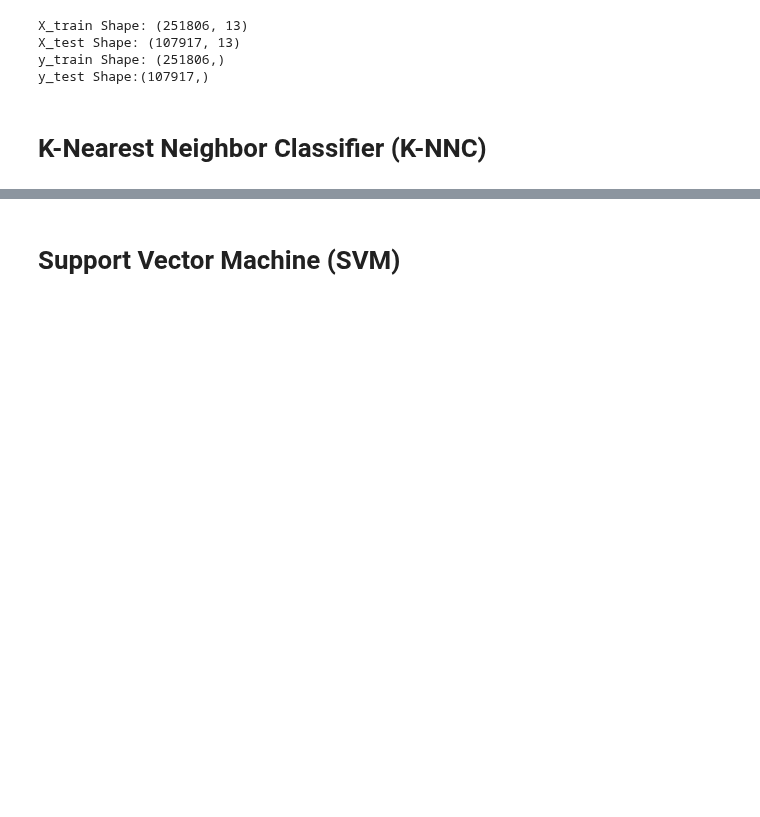
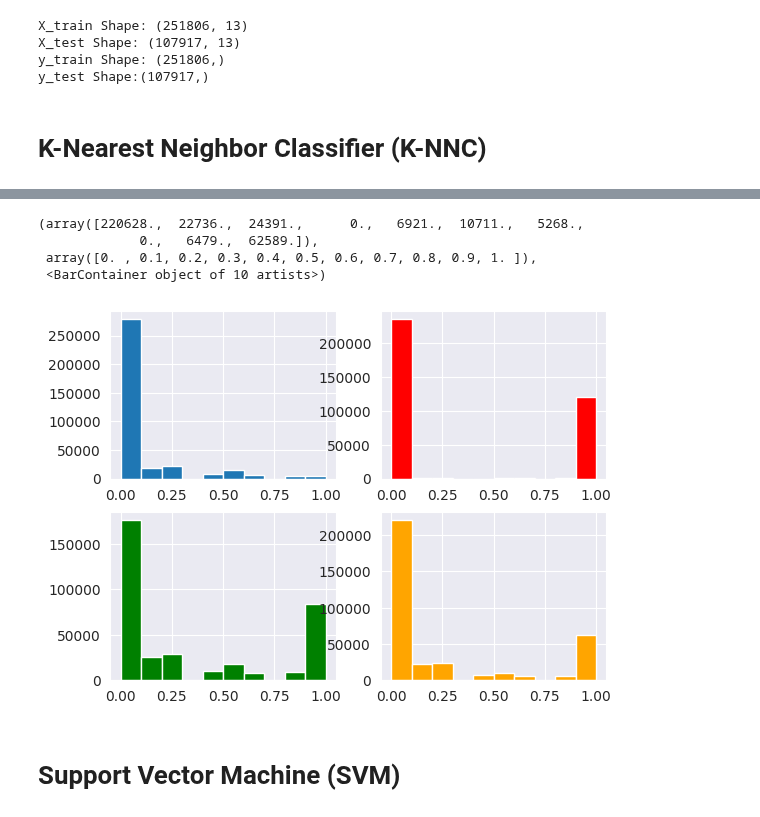
Before and after one commit to angpysha/Satellite_Imagery_Analysis, a Jupyter notebook: Classification/Land_Cover_Classification_in_Satellite_Imagery_using_Python.ipynb, the cells around one changed output, grey strips where cells are left out. Cells and saved outputs as stored; diff of their text form; code cells hidden in the pictures; blank space fills up the shorter version.

```diff
--- a/Classification/Land_Cover_Classification_in_Satellite_Imagery_using_Python.ipynb
+++ b/Classification/Land_Cover_Classification_in_Satellite_Imagery_using_Python.ipynb
@@ -227,0 +234,2 @@ plt.show()
+# %%
+knn_proba = knn.predict_proba(X_scaled)
@@ -228,3 +246,25 @@ plt.show()
+# %%
+knn_proba1 = knn_proba[: , 0]
+knn_proba2 = knn_proba[: , 1]
+knn_proba3 = knn_proba[: , 2]
+knn_proba4 = knn_proba[: , 3]
+# %%
+# ep.hist(np.array([knn_proba1, knn_proba2, knn_proba3, knn_proba4]))
+
+# plt.show()
+import matplotlib.pyplot as mplt
+# mplt.hist(knn_proba4)
+fig, axs = mplt.subplots(2, 2)
+axs[0,0].hist(knn_proba1)
+axs[0,1].hist(knn_proba2, color="red")
+axs[1,0].hist(knn_proba3, color="green")
+axs[1,1].hist(knn_proba4, color="orange")
+# %% [output]
+(array([220628.,  22736.,  24391.,      0.,   6921.,  10711.,   5268.,
+             0.,   6479.,  62589.]),
+ array([0. , 0.1, 0.2, 0.3, 0.4, 0.5, 0.6, 0.7, 0.8, 0.9, 1. ]),
+ <BarContainer object of 10 artists>)
+[figure, added]
 # %% [markdown]
 # Support Vector Machine (SVM)
 # %%
```
Also changed, not shown: parts of 33 cells of this notebook, 1 other file.
